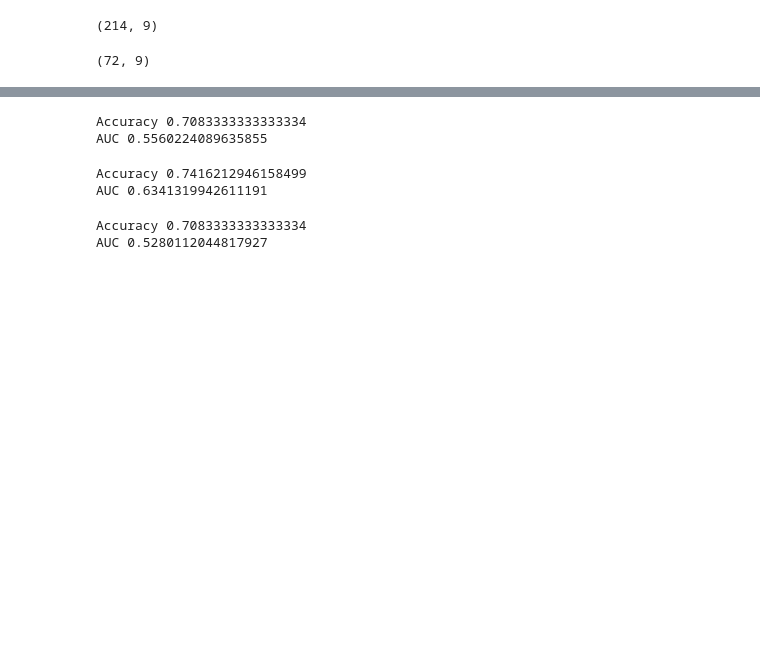
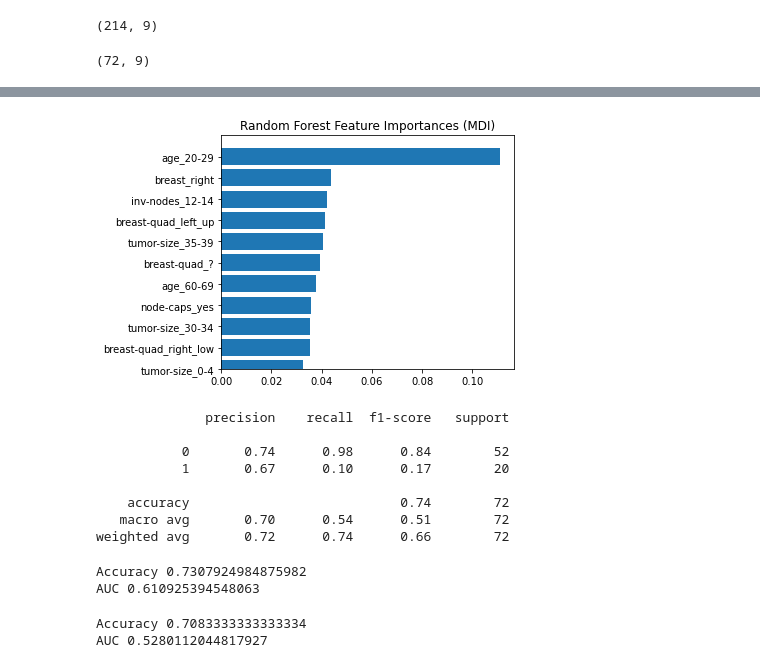
Before and after one commit to Elshan777/breast-cancer-dataset, a Jupyter notebook: Classifications.ipynb, the cells around one changed output, grey strips where cells are left out. Cells and saved outputs as stored; diff of their text form; code cells hidden in the pictures; blank space fills up the shorter version.

```diff
--- a/Classifications.ipynb
+++ b/Classifications.ipynb
@@ -40,3 +40,17 @@ X_train.shape
 X_test.shape
 # %% [output]
 (72, 9)
+# %%
+lr = Pipeline(steps=[ ('prepocessor', ColumnTransformer(
+    transformers=[
+        ("num", StandardScaler(), numeric_features),
+        ("cat", OneHotEncoder(handle_unknown='ignore'), categorical_features),
+    ]
+)), ('classification', LogisticRegression())])
+
+# dt.fit(X_train, y_train)
+
+# print("Accuracy",accuracy_score(y_test, dt.predict(X_test)))
+# print("AUC", roc_auc_score(y_test, dt.predict(X_test)))
+
+np.mean(cross_val_score(lr, X, y, cv=5, scoring='accuracy'))
@@ -42,0 +64,3 @@ X_test.shape
+# %%
+lr.fit(X_train, y_train)
+print(classification_report(y_test, lr.predict(X_test)))
@@ -84,24 +128,56 @@ AUC 0.6521090387374462
+# %%
+ohe = rf.named_steps["prepocessor"].named_transformers_["cat"]
+feature_names = ohe.get_feature_names_out(categorical_features)
+feature_names = np.r_[feature_names, numeric_features]
+
+tree_feature_importances = rf.named_steps["classification"].feature_importances_
+sorted_idx = tree_feature_importances.argsort()
+
+y_ticks = np.arange(0, len(feature_names))
+fig, ax = plt.subplots()
+ax.barh(y_ticks, tree_feature_importances[sorted_idx])
+ax.set_yticks(y_ticks)
+ax.set_yticklabels(feature_names[sorted_idx])
+ax.set_title("Random Forest Feature Importances (MDI)")
+ax.set_ylim([30, 41])
+fig.tight_layout()
+plt.savefig('figures/rf_feature_importance.png')
+plt.show()
+# %% [output]
+[figure, added]
 # %%
 knn = Pipeline(steps=[ ('prepocessor', ColumnTransformer(
     transformers=[
         ("num", StandardScaler(), numeric_features),
         ("cat", OneHotEncoder(handle_unknown='ignore'), categorical_features),
     ]
-)), ('classification', KNeighborsClassifier())])
+)), ('classification', KNeighborsClassifier(n_neighbors=4))])
 
 knn.fit(X_train, y_train)
 
-print("Accuracy",accuracy_score(y_test, knn.predict(X_test)))
-print("AUC", roc_auc_score(y_test, knn.predict(X_test)))
+print(classification_report(y_test, knn.predict(X_test)))
 # %% [output]
-Accuracy 0.7083333333333334
-AUC 0.5560224089635855
+              precision    recall  f1-score   support
+
+           0       0.74      0.98      0.84        52
+           1       0.67      0.10      0.17        20
+
+    accuracy                           0.74        72
+   macro avg       0.70      0.54      0.51        72
+weighted avg       0.72      0.74      0.66        72
 # %%
+knn = Pipeline(steps=[ ('prepocessor', ColumnTransformer(
+    transformers=[
+        ("num", StandardScaler(), numeric_features),
+        ("cat", OneHotEncoder(handle_unknown='ignore'), categorical_features),
+    ]
+)), ('classification', KNeighborsClassifier(n_neighbors=4))])
+
 print("Accuracy", np.mean(cross_val_score(knn, X, y, cv=5, scoring='accuracy')))
 print("AUC", np.mean(cross_val_score(knn, X, y, cv=5, scoring='roc_auc')))
 # %% [output]
-Accuracy 0.7416212946158499
-AUC 0.6341319942611191
+Accuracy 0.7307924984875982
+AUC 0.610925394548063
 # %%
 svc = Pipeline(steps=[ ('prepocessor', ColumnTransformer(
     transformers=[
```
Also changed, not shown: parts of 11 cells of this notebook, 4 other files.
